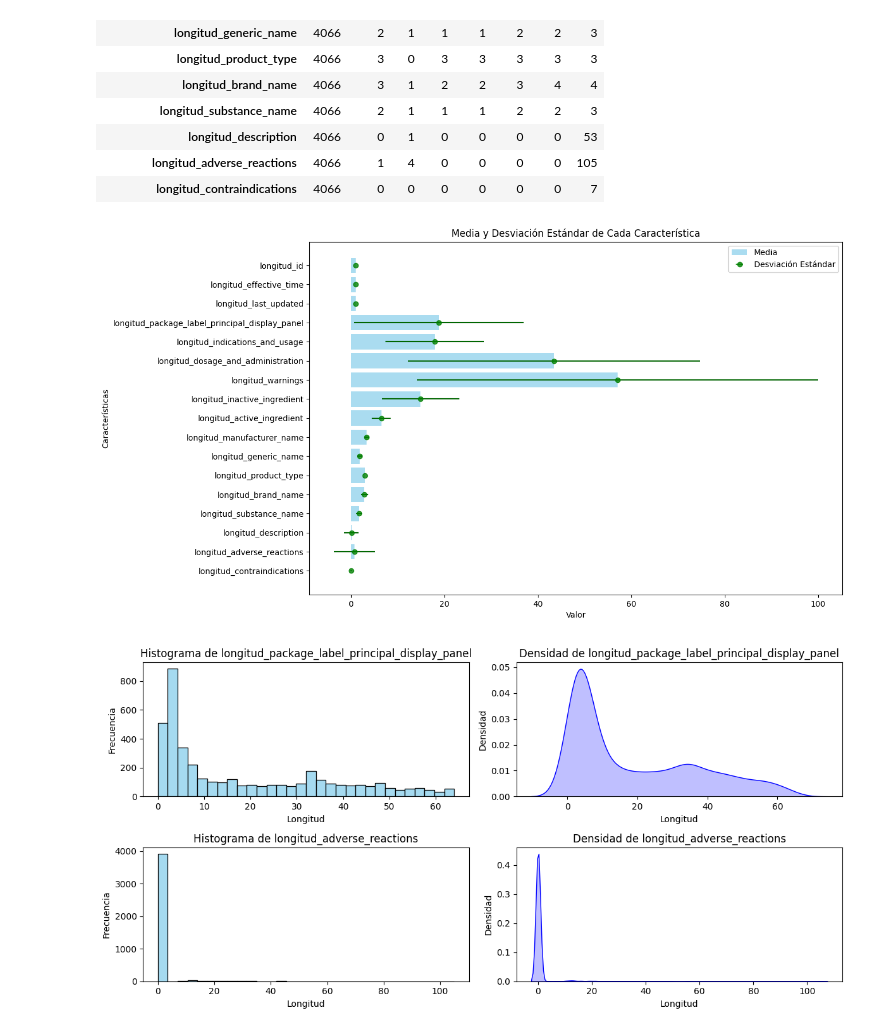
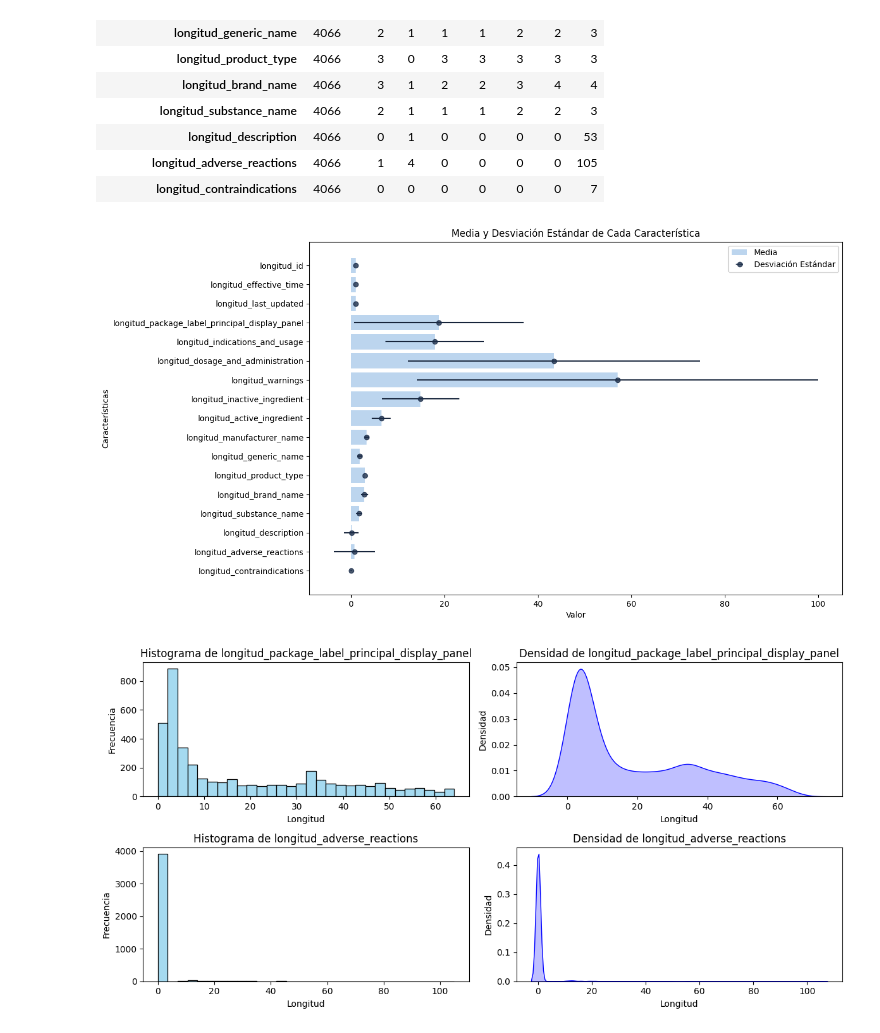
Before and after one commit to ljham/TFM-drugsGenerative, a Jupyter notebook: _EDA.ipynb, the cells around one changed output. Saved outputs shown, nothing was run; the diff lists cells and outputs as text; code cells hidden in the pictures.

```diff
--- a/_EDA.ipynb
+++ b/_EDA.ipynb
@@ -92,10 +92,14 @@ cantidad_cadenas_vacias = (df_drugs.apply(lambda x: x.str.len() == 0)).sum()
 # Calcular el porcentaje de cadenas vacías en cada columna
 porcentaje_cadenas_vacias = (df_drugs.apply(lambda x: x.str.len() == 0)).mean() * 100
 
+# Calcular la longitud de las cadenas en cada columna
+# cantidad_palabras = (df_drugs.apply(lambda x: len(str(x).split())))
+
 # Combinar ambos resultados en un DataFrame
 resumen_ausentes = pd.DataFrame({
     'Cantidad de Valores Ausentes': cantidad_cadenas_vacias.sort_values(),
-    'Porcentaje Valores Ausentes': porcentaje_cadenas_vacias.sort_values()
+    'Porcentaje Valores Ausentes': porcentaje_cadenas_vacias.sort_values(),
+    #'Cantidad de Palabras' : cantidad_palabras
 })
 
 # Aplicar formato de porcentaje a dos decimales en la columna de porcentaje
@@ -412,23 +416,23 @@ display(stats.style.format("{:.0f}"))
 # %%
 
 # Extraer las columnas de media y desviación estándar
 mean_values = stats['mean']
 std_values = stats['std']
 
 # Crear una gráfica de barras horizontal
 plt.figure(figsize=(12, 8))
-plt.barh(mean_values.index, mean_values, xerr=std_values, color='skyblue', alpha=0.7, label='Media')
-plt.errorbar(mean_values, mean_values.index, xerr=std_values, fmt='o', color='green', alpha=0.8, label='Desviación Estándar')
+plt.barh(mean_values.index, mean_values, xerr=std_values, color='#a0c4e8', alpha=0.7, label='Media')
+plt.errorbar(mean_values, mean_values.index, xerr=std_values, fmt='o', color='#1c2e4a', alpha=0.8, label='Desviación Estándar')
 
 # Configurar la gráfica
 plt.xlabel('Valor')
 plt.ylabel('Características')
 plt.title('Media y Desviación Estándar de Cada Característica')
 plt.legend()
 plt.gca().invert_yaxis()  # Invertir el eje Y para que las etiquetas se lean de arriba hacia abajo
 plt.show()
 # %% [output]
-[figure, old version]
+[figure, new version]
 # %%
 import matplotlib.pyplot as plt
 import seaborn as sns
```
Also changed, not shown: parts of 4 cells of this notebook.
